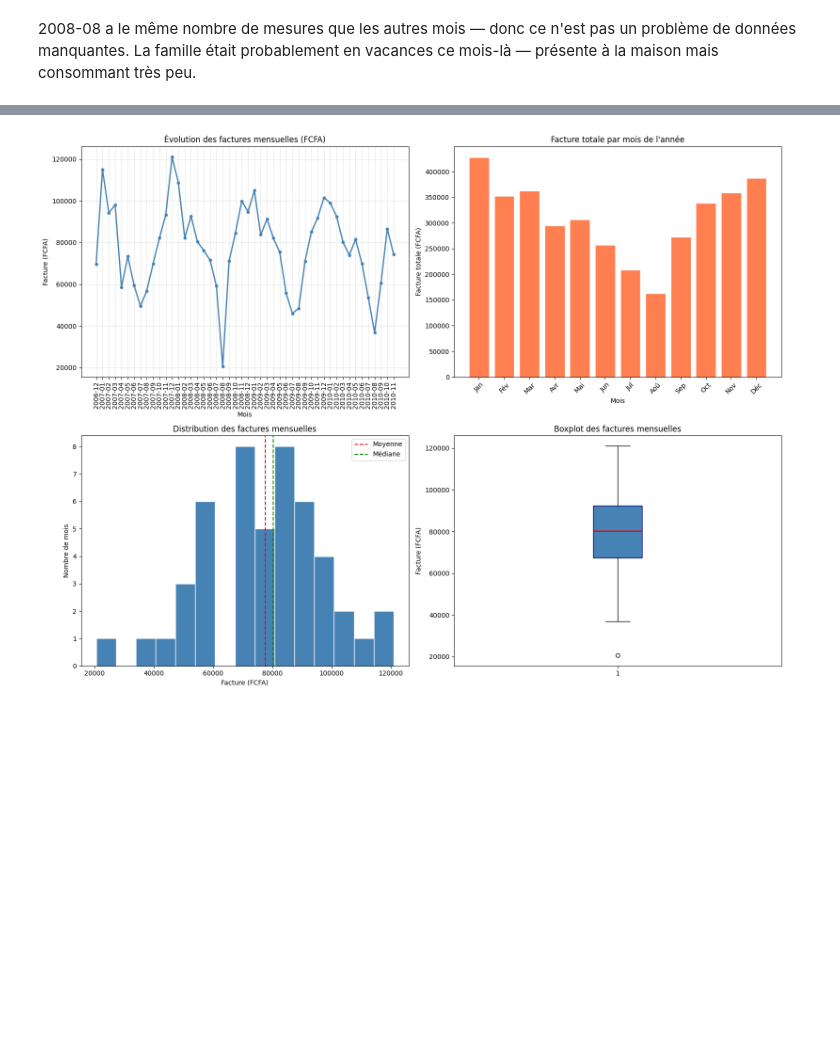
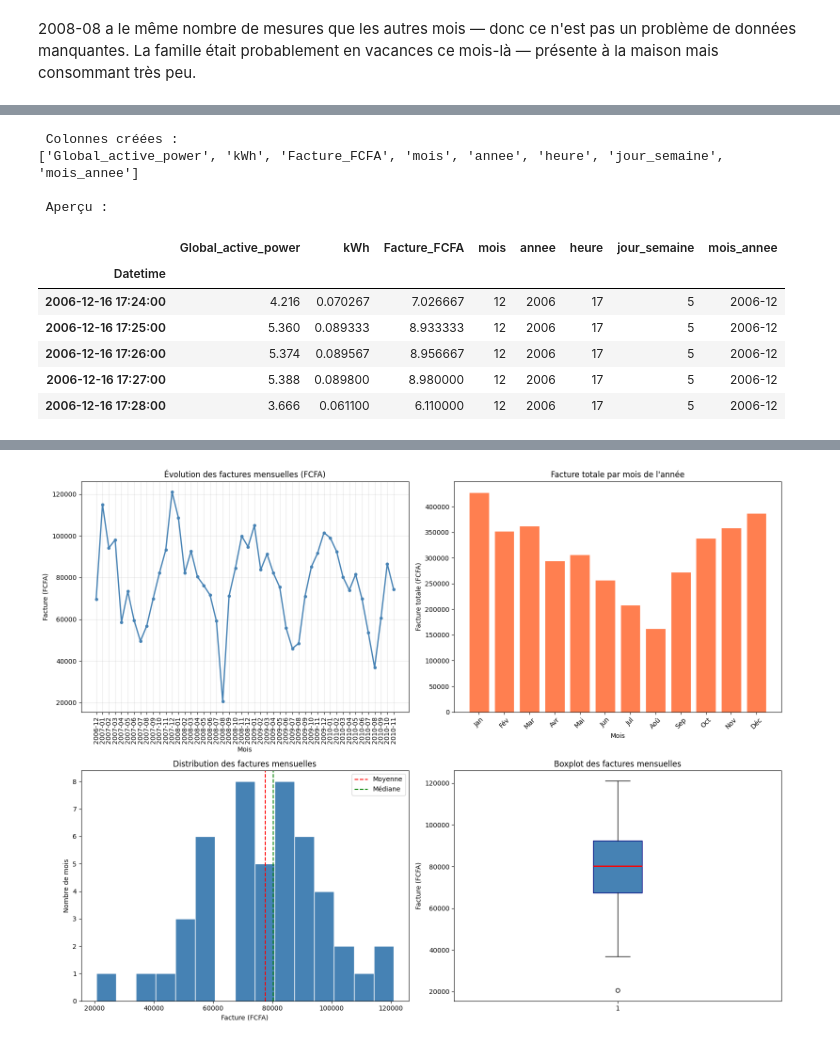
Before and after one commit to Kaynor-Data/projet-cie-factures, a Jupyter notebook: analyse_factures_cie.ipynb, the cells around one changed output, grey strips where cells are left out. Cells and saved outputs as stored; diff of their text form; code cells hidden in the pictures; blank space fills up the shorter version.

```diff
--- a/analyse_factures_cie.ipynb
+++ b/analyse_factures_cie.ipynb
@@ -121,0 +125,35 @@ En analysant le nombre de mesures par mois, j'ai identifié que 2006-12 et les d
+# %%
+# ==============================
+# Étape 4 : Traitement des données
+# Calcul des kWh et des factures
+# ==============================
+
+# Calcul du kWh par minute
+df['kWh'] = df['Global_active_power'] * (1/60)
+
+# Calcul de la facture en FCFA (100 FCFA par kWh)
+df['Facture_FCFA'] = df['kWh'] * 100
+
+# Extraction des dimensions temporelles
+df['mois'] = df.index.month
+df['annee'] = df.index.year
+df['heure'] = df.index.hour
+df['jour_semaine'] = df.index.dayofweek
+df['mois_annee'] = df.index.to_period('M')
+
+print(" Colonnes créées :")
+print(df.columns.tolist())
+print("\n Aperçu :")
+df.head()
+# %% [output]
+ Colonnes créées :
+['Global_active_power', 'kWh', 'Facture_FCFA', 'mois', 'annee', 'heure', 'jour_semaine', 'mois_annee']
+
+ Aperçu :
+|  | Global_active_power | kWh | Facture_FCFA | mois | annee | heure | jour_semaine | mois_annee |
+| Datetime |  |  |  |  |  |  |  |  |
+| 2006-12-16 17:24:00 | 4.216 | 0.070267 | 7.026667 | 12 | 2006 | 17 | 5 | 2006-12 |
+| 2006-12-16 17:25:00 | 5.360 | 0.089333 | 8.933333 | 12 | 2006 | 17 | 5 | 2006-12 |
+| 2006-12-16 17:26:00 | 5.374 | 0.089567 | 8.956667 | 12 | 2006 | 17 | 5 | 2006-12 |
+| 2006-12-16 17:27:00 | 5.388 | 0.089800 | 8.980000 | 12 | 2006 | 17 | 5 | 2006-12 |
+| 2006-12-16 17:28:00 | 3.666 | 0.061100 | 6.110000 | 12 | 2006 | 17 | 5 | 2006-12 |
```
Also changed, not shown: parts of 13 cells of this notebook.
